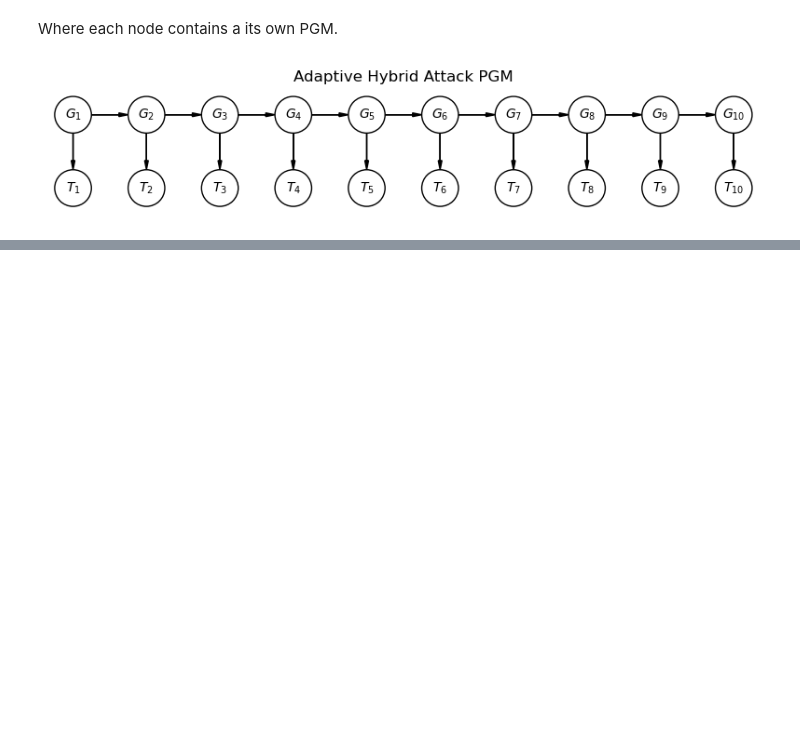
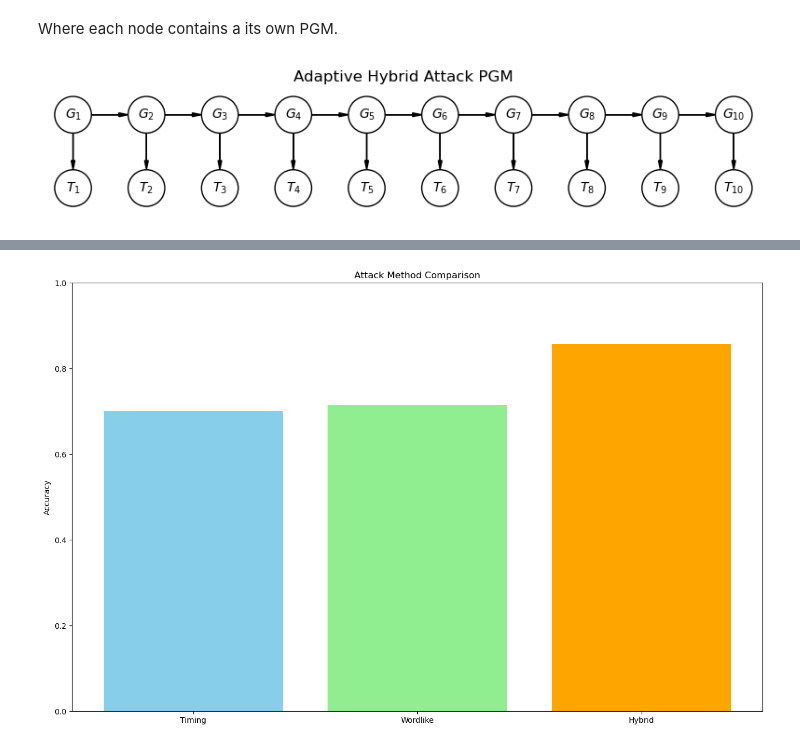
Before and after one commit to ek976/cybersecurity_pgm, a Jupyter notebook: hacking_examples_with_pgm.ipynb, the cells around one changed output, grey strips where cells are left out. Drawn from its saved outputs; the diff is of its cells as text; code cells hidden in the pictures; blank space fills up the shorter version.

```diff
--- a/hacking_examples_with_pgm.ipynb
+++ b/hacking_examples_with_pgm.ipynb
@@ -282,0 +798,70 @@ plot_adaptive_attack_pgm(use_ngrams=False)
+# %%
+# ============================================================================
+# PART 4: METHOD COMPARISON
+# ============================================================================
+
+print("\n" + "=" * 70)
+print("PART 4: COMPARING ALL THREE ATTACK METHODS")
+print("=" * 70)
+
+# Run all three attacks on the same target for comparison
+comparison_target = "hunter2"
+comparison_known = "hun"
+
+print(f"\nTarget for comparison: {comparison_target}")
+print(f"Known prefix: {comparison_known}")
+print("-" * 70)
+
+# Timing attack
+print("\n1. TIMING ATTACK ONLY")
+timings_comp = collect_timing_data(comparison_target)
+timing_classes_comp = bin_timing_measurements(timings_comp)
+model_timing_comp = build_timing_model()
+posteriors_timing_comp = run_timing_inference(model_timing_comp, timing_classes_comp)
+binary_guess_comp = suggest_binary_guess(posteriors_timing_comp)
+timing_probs_comp = [posteriors_timing_comp[f"G{i}"].values[1]
+                     for i in range(1, 11) if f"G{i}" in posteriors_timing_comp]
+
+print(f"Binary result: {binary_guess_comp}")
+print(f"Avg P(correct): {np.mean(timing_probs_comp):.3f}")
+
+# Character prediction
+print("\n2. CHARACTER PREDICTION ONLY")
+observed_comp = {f"G{i+1}": CHARSET_INDEX[c] for i, c in enumerate(comparison_known)}
+model_char_comp = build_wordlike_model(use_ngrams=True)
+posteriors_char_comp = run_wordlike_inference(model_char_comp, observed_comp)
+guess_char_comp = suggest_wordlike_guess(posteriors_char_comp, observed_comp)
+top_pred_comp = get_top_k_predictions(posteriors_char_comp, k=3)
+
+print(f"Character result: {guess_char_comp}")
+accuracy_char = sum(1 for i in range(min(len(guess_char_comp), len(comparison_target)))
+                    if guess_char_comp[i] == comparison_target[i])
+print(f"Character accuracy: {accuracy_char}/{len(comparison_target)} = {accuracy_char/len(comparison_target):.2%}")
+
+# Hybrid attack
+print("\n3. HYBRID ATTACK")
+model_hybrid_comp = build_hybrid_model(use_ngrams=True, target_password=comparison_target)
+timing_hybrid_comp = collect_hybrid_timing_data(comparison_known, comparison_target)
+timing_classes_hybrid_comp = bin_timing_measurements(timing_hybrid_comp)
+posteriors_hybrid_comp = run_hybrid_inference(model_hybrid_comp,
+                                             observed_comp,
+                                             timing_classes_hybrid_comp)
+guess_hybrid_comp, correctness_comp = suggest_hybrid_guess(posteriors_hybrid_comp, observed_comp)
+analysis_comp = get_hybrid_analysis(posteriors_hybrid_comp, observed_comp)
+
+print(f"Hybrid result: {guess_hybrid_comp}")
+accuracy_hybrid_comp = sum(1 for i in range(min(len(guess_hybrid_comp), len(comparison_target)))
+                          if guess_hybrid_comp[i] == comparison_target[i])
+print(f"Hybrid accuracy: {accuracy_hybrid_comp}/{len(comparison_target)} = {accuracy_hybrid_comp/len(comparison_target):.2%}")
+
+# Visual comparison
+print("\n4. VISUAL COMPARISON")
+fig = plot_attack_comparison(
+    timing_results=(posteriors_timing_comp, binary_guess_comp, timing_probs_comp),
+    wordlike_results=(posteriors_char_comp, guess_char_comp, top_pred_comp),
+    hybrid_results=(posteriors_hybrid_comp, guess_hybrid_comp, analysis_comp),
+    target=comparison_target,
+    figsize=(16, 10)
+)
+plt.show()
+# %% [output]
@@ -282,0 +885 @@ plot_adaptive_attack_pgm(use_ngrams=False)
+[figure, added]
```
Also changed, not shown: parts of 8 cells of this notebook, 6 other files.
